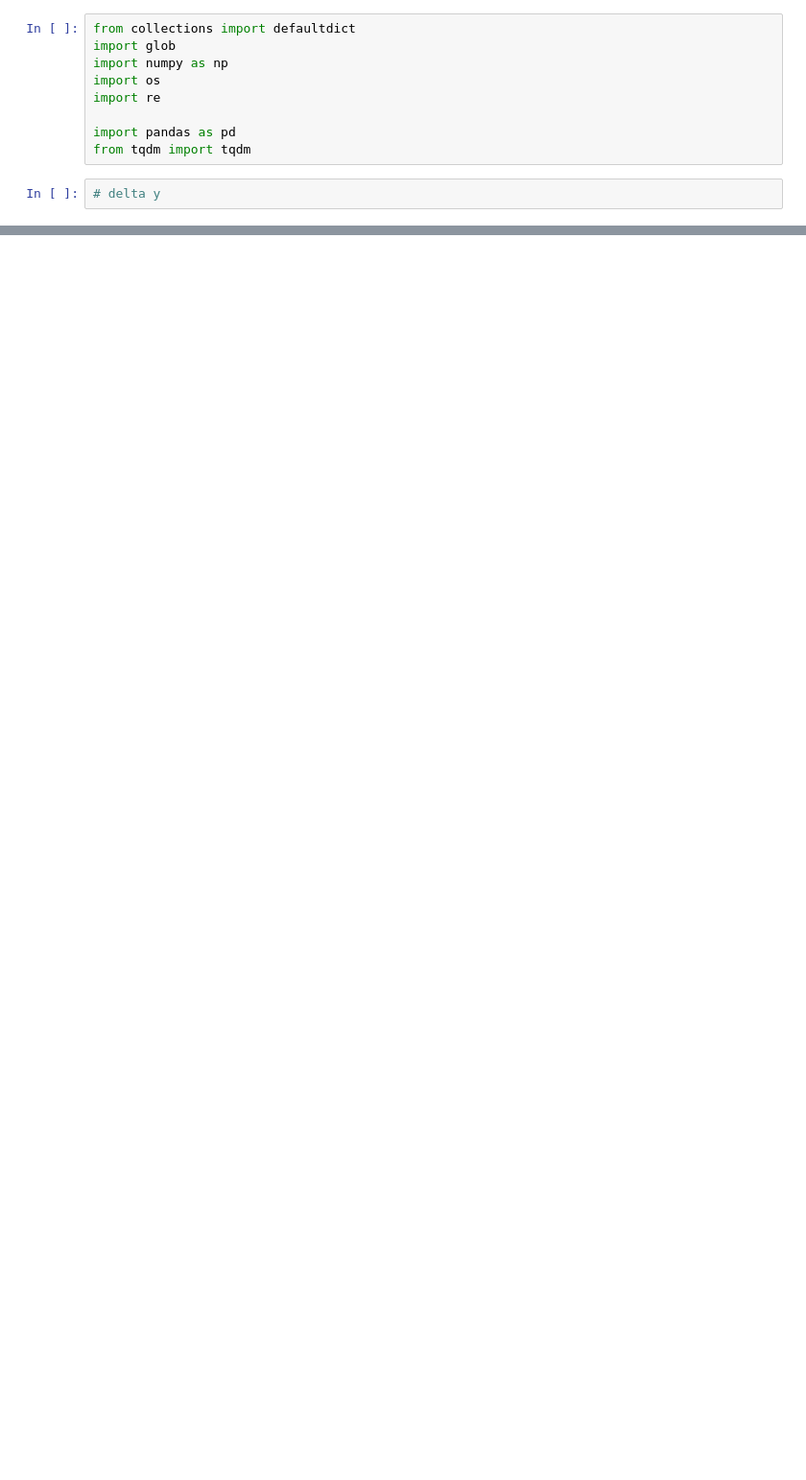
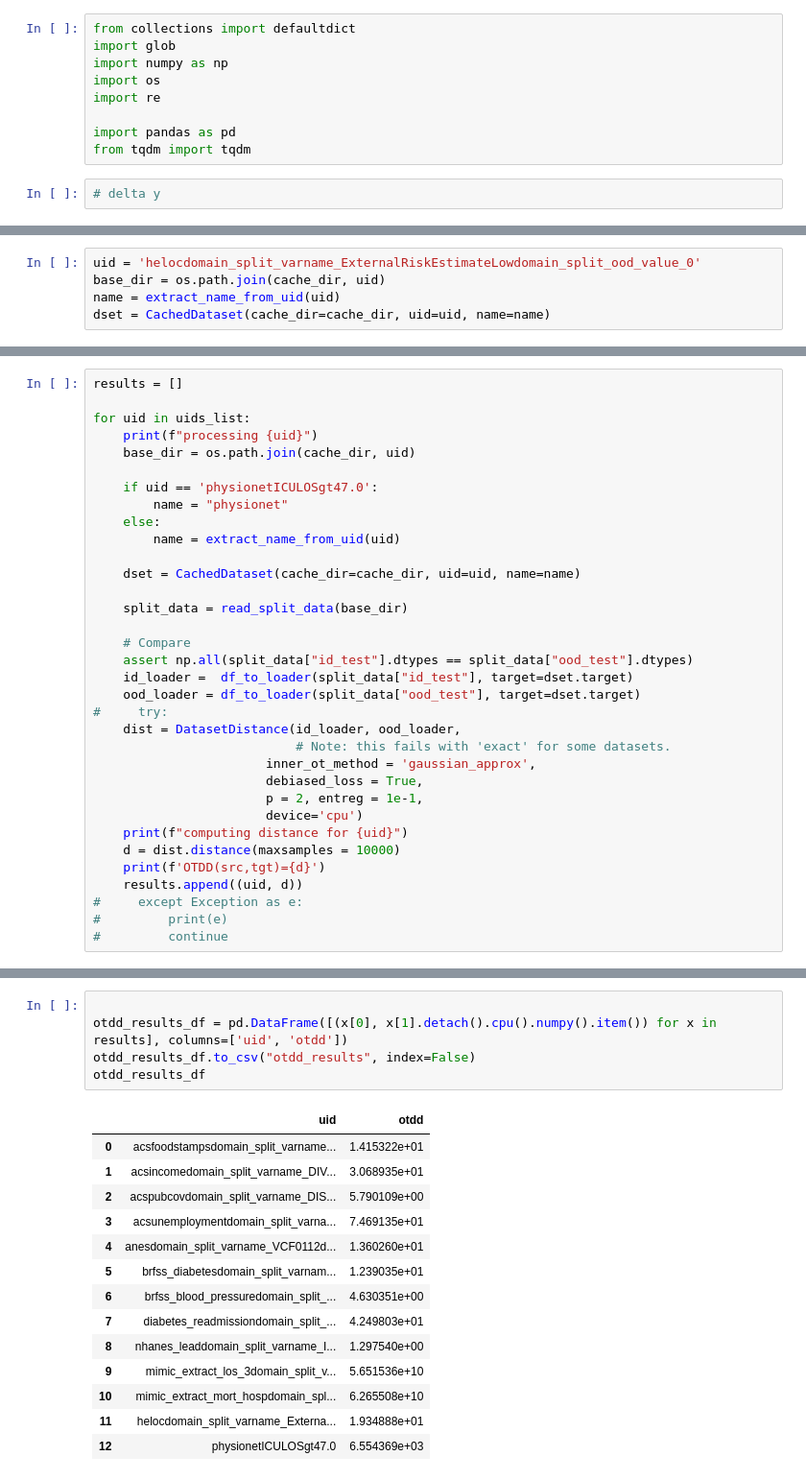
Before and after one commit to webzerg/tableshift, a Jupyter notebook: notebooks/compute_shift_deltas.ipynb, the cells around one changed output, grey strips where cells are left out. Shown: that part at 96% size. Drawn from its saved outputs; the diff is of its cells as text; blank space fills up the shorter version.

```diff
--- a/notebooks/compute_shift_deltas.ipynb
+++ b/notebooks/compute_shift_deltas.ipynb
@@ -50,0 +144,5 @@ pd.DataFrame(results, columns=['uid', 'split', 'n_split', 'ybar_split'])
+# %%
+uid = 'helocdomain_split_varname_ExternalRiskEstimateLowdomain_split_ood_value_0'
+base_dir = os.path.join(cache_dir, uid)
+name = extract_name_from_uid(uid)
+dset = CachedDataset(cache_dir=cache_dir, uid=uid, name=name)
@@ -50,0 +178,34 @@ pd.DataFrame(results, columns=['uid', 'split', 'n_split', 'ybar_split'])
+# %%
+results = []
+
+for uid in uids_list:
+    print(f"processing {uid}")
+    base_dir = os.path.join(cache_dir, uid)
+
+    if uid == 'physionetICULOSgt47.0':
+        name = "physionet"
+    else:
+        name = extract_name_from_uid(uid)
+
+    dset = CachedDataset(cache_dir=cache_dir, uid=uid, name=name)
+
+    split_data = read_split_data(base_dir)
+
+    # Compare
+    assert np.all(split_data["id_test"].dtypes == split_data["ood_test"].dtypes)
+    id_loader =  df_to_loader(split_data["id_test"], target=dset.target)
+    ood_loader = df_to_loader(split_data["ood_test"], target=dset.target)
+#     try:
+    dist = DatasetDistance(id_loader, ood_loader,
+                           # Note: this fails with 'exact' for some datasets.
+                       inner_ot_method = 'gaussian_approx',
+                       debiased_loss = True,
+                       p = 2, entreg = 1e-1,
+                       device='cpu')
+    print(f"computing distance for {uid}")
+    d = dist.distance(maxsamples = 10000)
+    print(f'OTDD(src,tgt)={d}')
+    results.append((uid, d))
+#     except Exception as e:
+#         print(e)
+#         continue
@@ -50,0 +233,20 @@ pd.DataFrame(results, columns=['uid', 'split', 'n_split', 'ybar_split'])
+# %%
+
+otdd_results_df = pd.DataFrame([(x[0], x[1].detach().cpu().numpy().item()) for x in results], columns=['uid', 'otdd'])
+otdd_results_df.to_csv("otdd_results", index=False)
+otdd_results_df
+# %% [output]
+|  | uid | otdd |
+| 0 | acsfoodstampsdomain_split_varname... | 1.415322e+01 |
+| 1 | acsincomedomain_split_varname_DIV... | 3.068935e+01 |
+| 2 | acspubcovdomain_split_varname_DIS... | 5.790109e+00 |
+| 3 | acsunemploymentdomain_split_varna... | 7.469135e+01 |
+| 4 | anesdomain_split_varname_VCF0112d... | 1.360260e+01 |
+| 5 | brfss_diabetesdomain_split_varnam... | 1.239035e+01 |
+| 6 | brfss_blood_pressuredomain_split_... | 4.630351e+00 |
+| 7 | diabetes_readmissiondomain_split_... | 4.249803e+01 |
+| 8 | nhanes_leaddomain_split_varname_I... | 1.297540e+00 |
+| 9 | mimic_extract_los_3domain_split_v... | 5.651536e+10 |
+| 10 | mimic_extract_mort_hospdomain_spl... | 6.265508e+10 |
+| 11 | helocdomain_split_varname_Externa... | 1.934888e+01 |
+| 12 | physionetICULOSgt47.0 | 6.554369e+03 |
```
Also changed, not shown: parts of 12 cells of this notebook, 1 other file.
